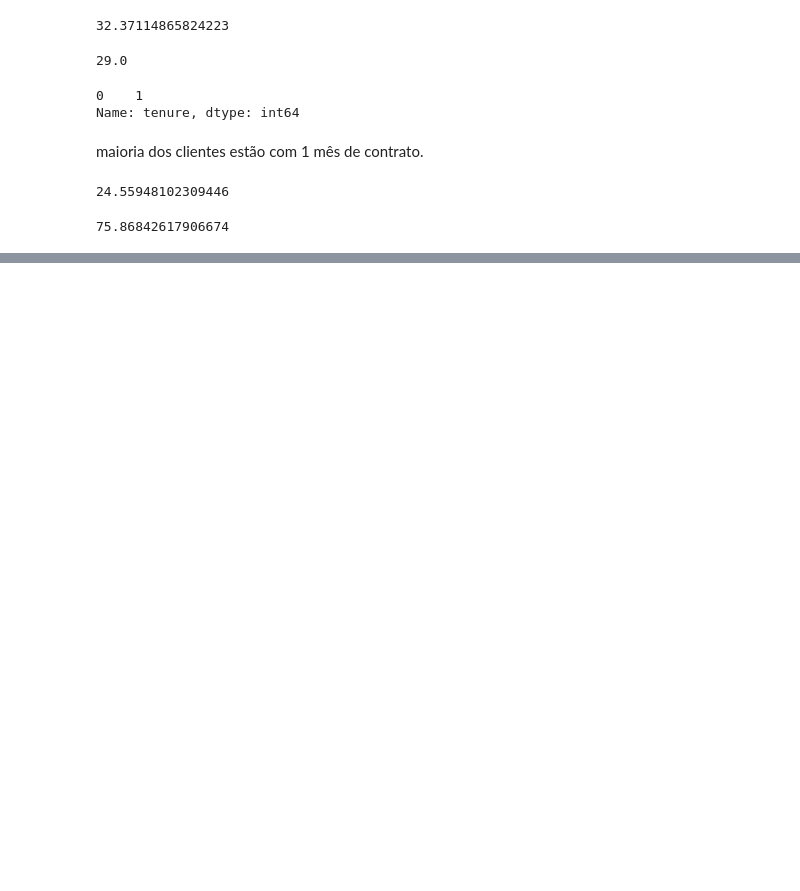
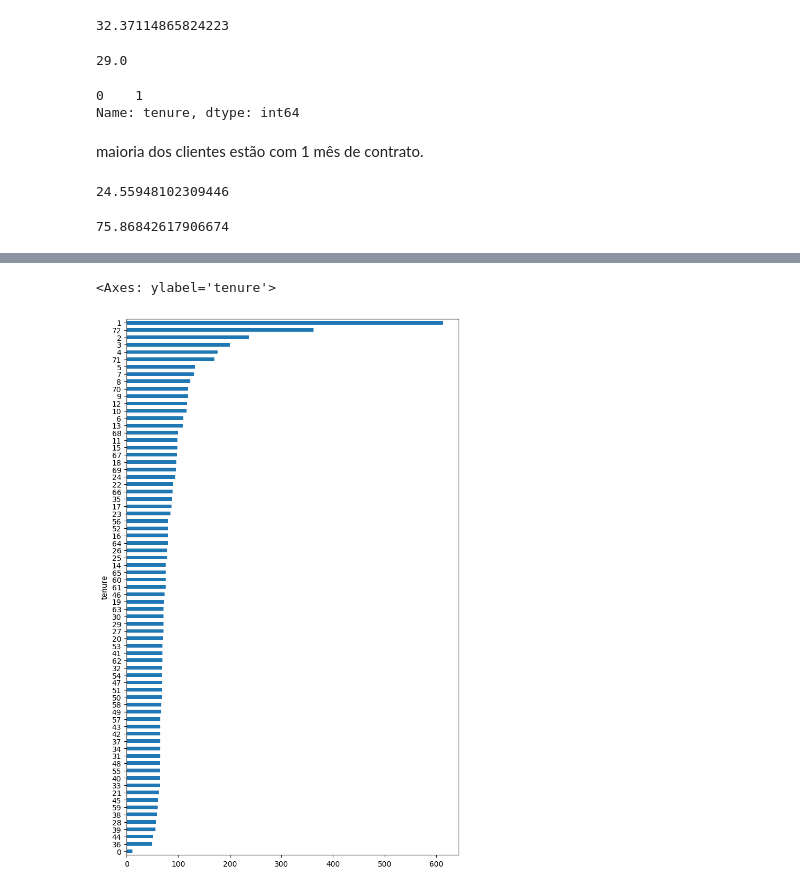
Before and after one commit to MarcosVel/statistics-for-devs, a Jupyter notebook: ExploratoryDataAnalysis.ipynb, the cells around one changed output, grey strips where cells are left out. Drawn from its saved outputs; the diff is of its cells as text; code cells hidden in the pictures; blank space fills up the shorter version.

```diff
--- a/ExploratoryDataAnalysis.ipynb
+++ b/ExploratoryDataAnalysis.ipynb
@@ -629,0 +693,6 @@ df_churn.tenure.std() / df_churn.tenure.mean() * 100
+# %%
+# plotar os clientes por tempo de contrato
+df_churn.groupby(['tenure'])['tenure'].count().sort_values().plot.barh(figsize=(8, 13))
+# %% [output]
+<Axes: ylabel='tenure'>
+[figure, added]
```
Also changed, not shown: parts of 6 cells of this notebook.
